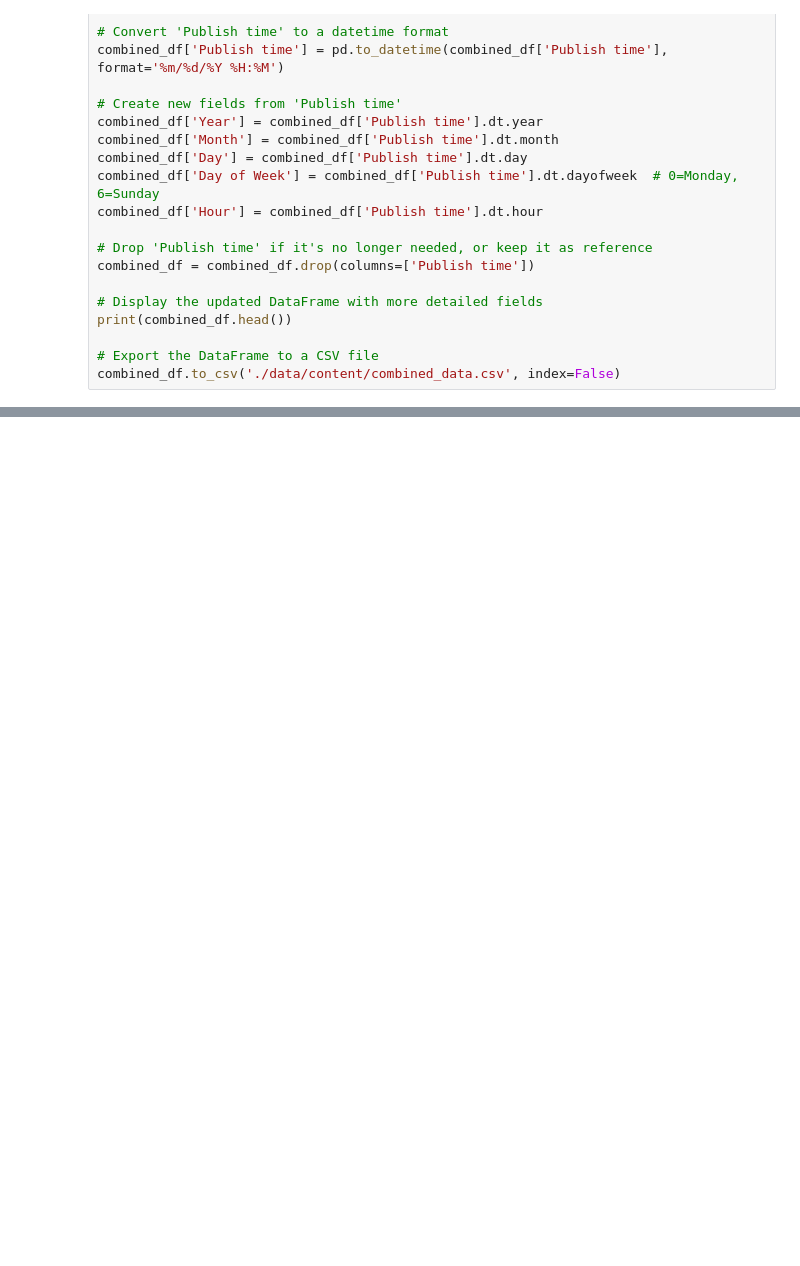
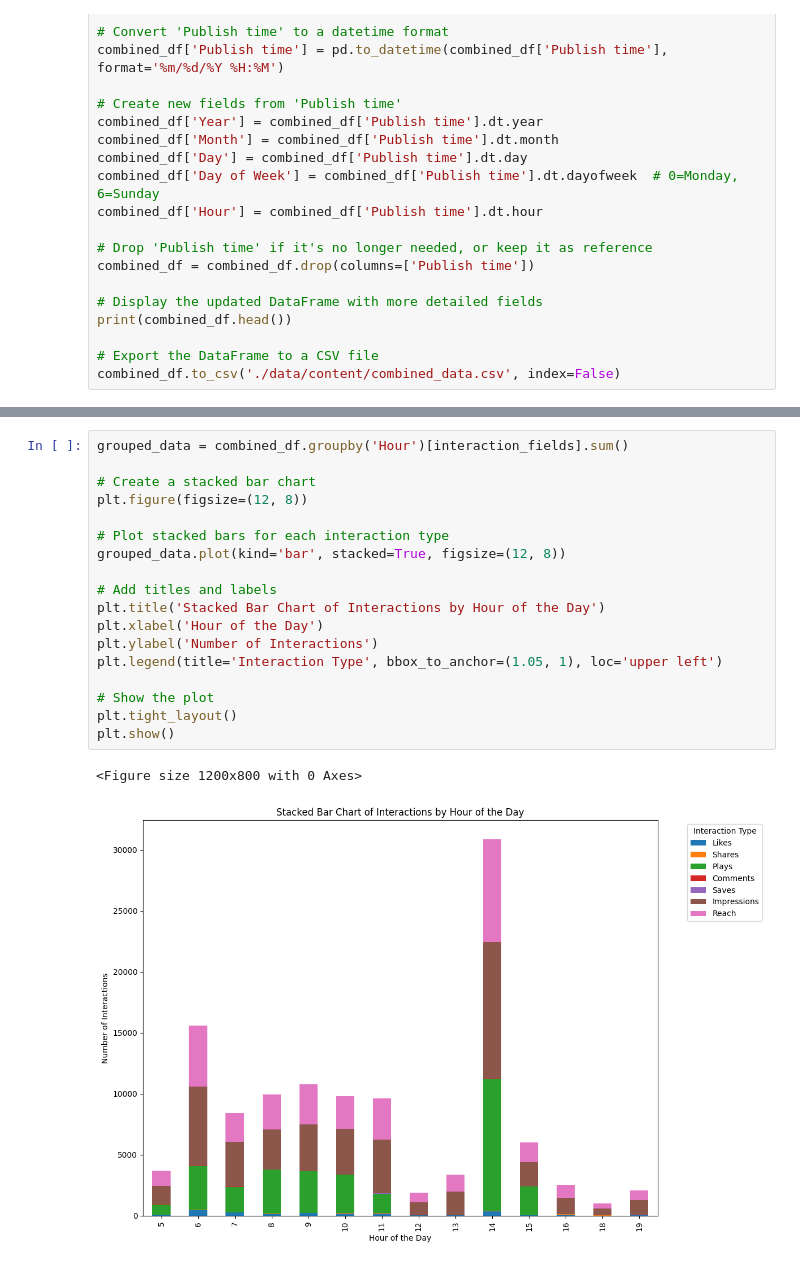
Before and after one commit to 6uan/data-mining, a Jupyter notebook: canine-crew/content.ipynb, the cells around one changed output, grey strips where cells are left out. Saved outputs shown, nothing was run; the diff lists cells and outputs as text; blank space fills up the shorter version.

```diff
--- a/canine-crew/content.ipynb
+++ b/canine-crew/content.ipynb
@@ -45,0 +67,21 @@ combined_df.to_csv('./data/content/combined_data.csv', index=False)
+# %%
+grouped_data = combined_df.groupby('Hour')[interaction_fields].sum()
+
+# Create a stacked bar chart
+plt.figure(figsize=(12, 8))
+
+# Plot stacked bars for each interaction type
+grouped_data.plot(kind='bar', stacked=True, figsize=(12, 8))
+
+# Add titles and labels
+plt.title('Stacked Bar Chart of Interactions by Hour of the Day')
+plt.xlabel('Hour of the Day')
+plt.ylabel('Number of Interactions')
+plt.legend(title='Interaction Type', bbox_to_anchor=(1.05, 1), loc='upper left')
+
+# Show the plot
+plt.tight_layout()
+plt.show()
+# %% [output]
+<Figure size 1200x800 with 0 Axes>
+[figure, added]
```
Also changed, not shown: parts of 2 cells of this notebook.
